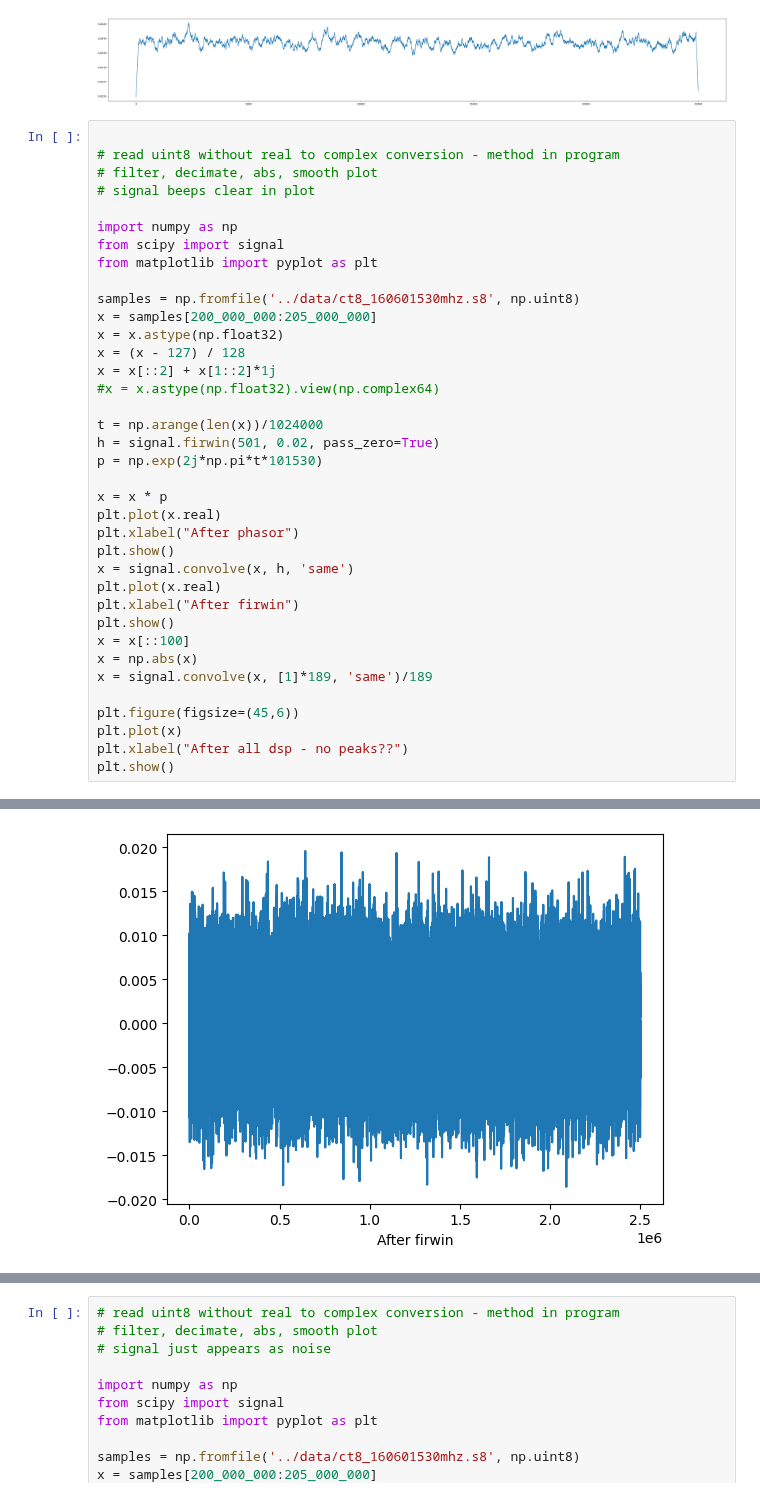
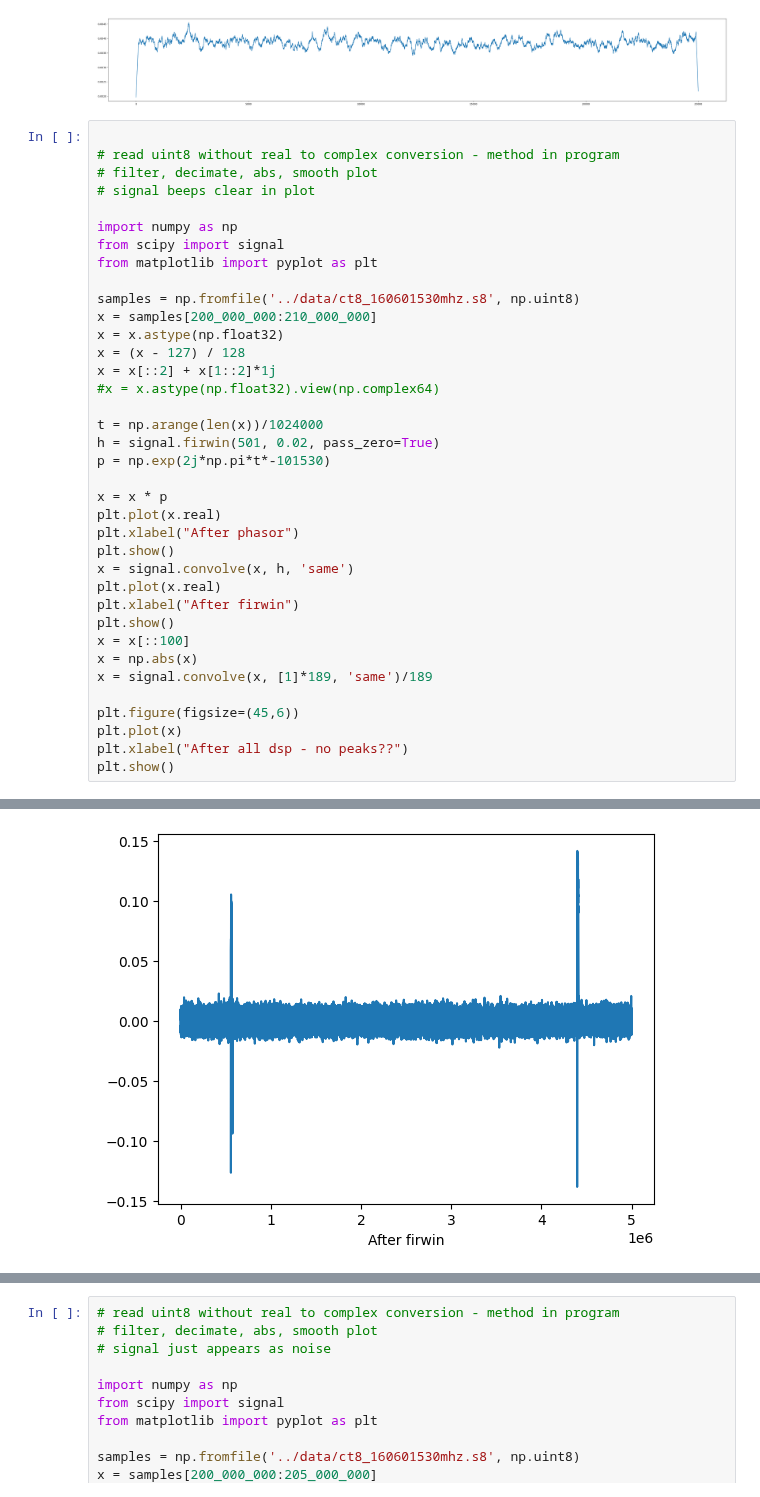
Before and after one commit to bigalnz/test_fft, a Jupyter notebook: notebooks/psd_find_beeps.ipynb, the cells around one changed output, grey strips where cells are left out. Saved outputs shown, nothing was run; the diff lists cells and outputs as text.

```diff
--- a/notebooks/psd_find_beeps.ipynb
+++ b/notebooks/psd_find_beeps.ipynb
@@ -43,7 +43,7 @@ from scipy import signal
 from matplotlib import pyplot as plt
 
 samples = np.fromfile('../data/ct8_160601530mhz.s8', np.uint8)
-x = samples[200_000_000:205_000_000]
+x = samples[200_000_000:210_000_000]
 x = x.astype(np.float32)
 x = (x - 127) / 128
 x = x[::2] + x[1::2]*1j
@@ -51,7 +51,7 @@ x = x[::2] + x[1::2]*1j
 
 t = np.arange(len(x))/1024000
 h = signal.firwin(501, 0.02, pass_zero=True)
-p = np.exp(2j*np.pi*t*101530)
+p = np.exp(2j*np.pi*t*-101530)
 
 x = x * p
 plt.plot(x.real)
@@ -74 +74 @@ plt.show()
-[figure, old version]
+[figure, new version]
```
Also changed, not shown: parts of 2 cells of this notebook.
